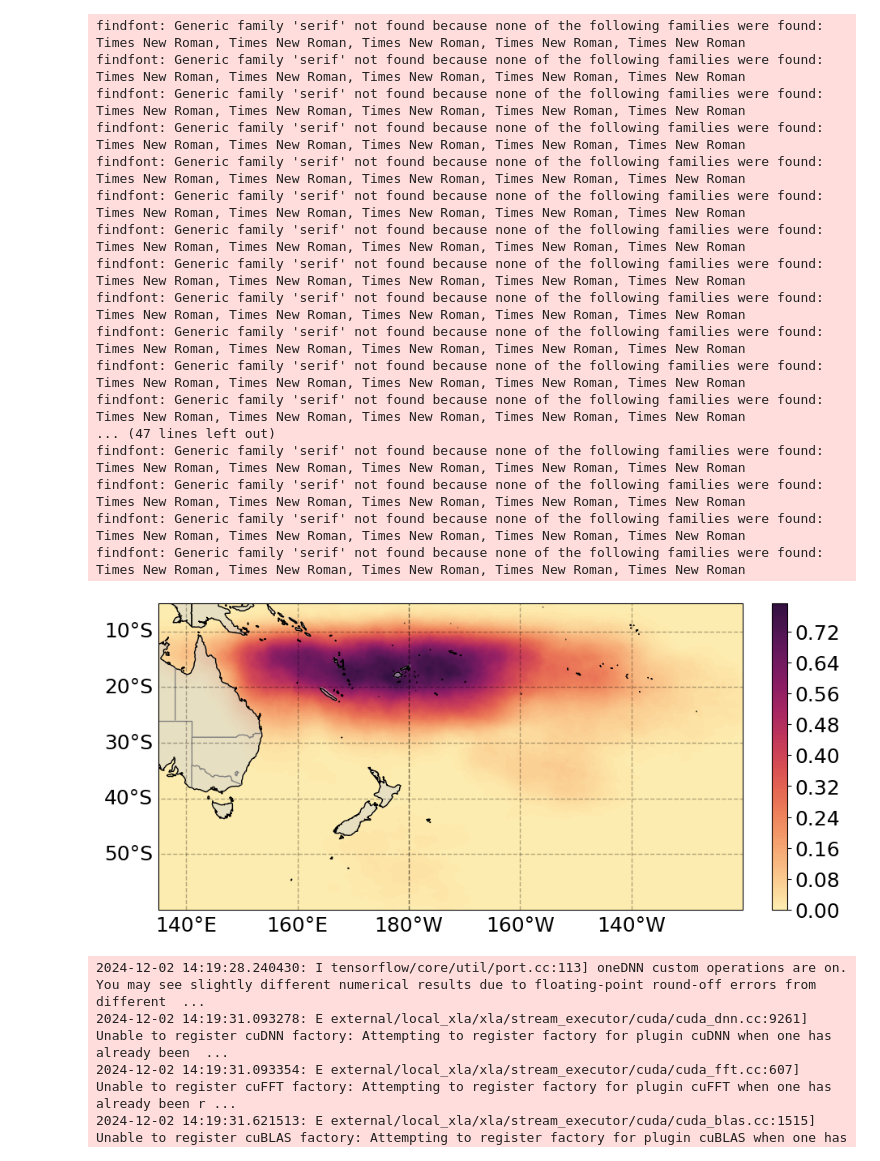
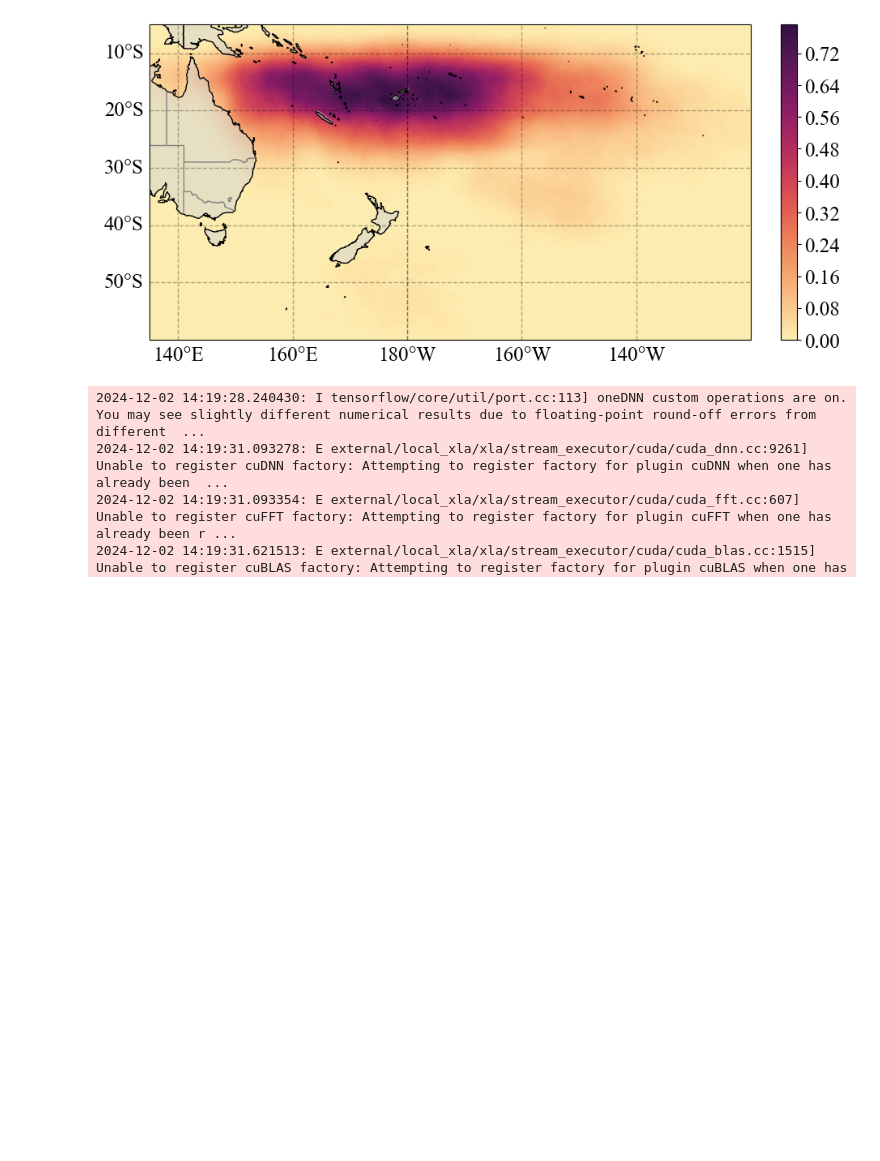
Before and after one commit to EMPIRIC2/EMPIRIC_TC, a Jupyter notebook: notebooks/plot_example_genesis.ipynb, the cells around one changed output. Saved outputs shown, nothing was run; the diff lists cells and outputs as text; code cells hidden in the pictures; blank space fills up the shorter version.

```diff
--- a/notebooks/plot_example_genesis.ipynb
+++ b/notebooks/plot_example_genesis.ipynb
@@ -7,7 +7,6 @@ import numpy as np
 import matplotlib.pyplot as plt
 import glob
 import os
-import cmocean
 import cartopy.crs as ccrs
 import cartopy.feature as cfeature
 from cartopy.io.shapereader import Reader, natural_earth
@@ -15,10 +14,11 @@ from cartopy.feature import ShapelyFeature
 from cartopy.mpl.gridliner import LONGITUDE_FORMATTER, LATITUDE_FORMATTER
 from matplotlib.colors import LinearSegmentedColormap
 import matplotlib.ticker as mticker
+import cmocean
 from utils import move_last_two_months_first, load_example_decadal_means, load_example_genesis_frequency
 
 def make_example_single_figure(val, vmin=None, vmax=None):
-
+    plt.rcParams["font.family"] = "Times New Roman"
     fig, ax = plt.subplots(figsize=(9.19,6.8925), layout="compressed", subplot_kw={'projection': ccrs.PlateCarree(central_longitude=180)})
 
     # Add transparent land by creating a custom feature
@@ -98,26 +81,9 @@ findfont: Generic family 'serif' not found because none of the following familie
 # %%
-mean_counts = load_example_decadal_means(data_folder)
-np.save("mean_count_example", mean_counts)
+#mean_counts = load_example_decadal_means(data_folder)
+mean_counts = np.load("mean_count_example.npy")
 make_example_single_figure(mean_counts, vmin=0, vmax=0.8)
 # %% [output]
-findfont: Generic family 'serif' not found because none of the following families were found: Times New Roman, Times New Roman, Times New Roman, Times New Roman, Times New Roman
-findfont: Generic family 'serif' not found because none of the following families were found: Times New Roman, Times New Roman, Times New Roman, Times New Roman, Times New Roman
-findfont: Generic family 'serif' not found because none of the following families were found: Times New Roman, Times New Roman, Times New Roman, Times New Roman, Times New Roman
-findfont: Generic family 'serif' not found because none of the following families were found: Times New Roman, Times New Roman, Times New Roman, Times New Roman, Times New Roman
-findfont: Generic family 'serif' not found because none of the following families were found: Times New Roman, Times New Roman, Times New Roman, Times New Roman, Times New Roman
-findfont: Generic family 'serif' not found because none of the following families were found: Times New Roman, Times New Roman, Times New Roman, Times New Roman, Times New Roman
-findfont: Generic family 'serif' not found because none of the following families were found: Times New Roman, Times New Roman, Times New Roman, Times New Roman, Times New Roman
-findfont: Generic family 'serif' not found because none of the following families were found: Times New Roman, Times New Roman, Times New Roman, Times New Roman, Times New Roman
-findfont: Generic family 'serif' not found because none of the following families were found: Times New Roman, Times New Roman, Times New Roman, Times New Roman, Times New Roman
-findfont: Generic family 'serif' not found because none of the following families were found: Times New Roman, Times New Roman, Times New Roman, Times New Roman, Times New Roman
-findfont: Generic family 'serif' not found because none of the following families were found: Times New Roman, Times New Roman, Times New Roman, Times New Roman, Times New Roman
-findfont: Generic family 'serif' not found because none of the following families were found: Times New Roman, Times New Roman, Times New Roman, Times New Roman, Times New Roman
-... (47 lines left out)
-findfont: Generic family 'serif' not found because none of the following families were found: Times New Roman, Times New Roman, Times New Roman, Times New Roman, Times New Roman
-findfont: Generic family 'serif' not found because none of the following families were found: Times New Roman, Times New Roman, Times New Roman, Times New Roman, Times New Roman
-findfont: Generic family 'serif' not found because none of the following families were found: Times New Roman, Times New Roman, Times New Roman, Times New Roman, Times New Roman
-findfont: Generic family 'serif' not found because none of the following families were found: Times New Roman, Times New Roman, Times New Roman, Times New Roman, Times New Roman
-[figure, old version]
+[figure, new version]
 # %%
 from saved_models.saved_models import FNO_model
 from MachineLearning.dataset import normalize_input
```
Also changed, not shown: parts of 3 cells of this notebook, 9 other files.
